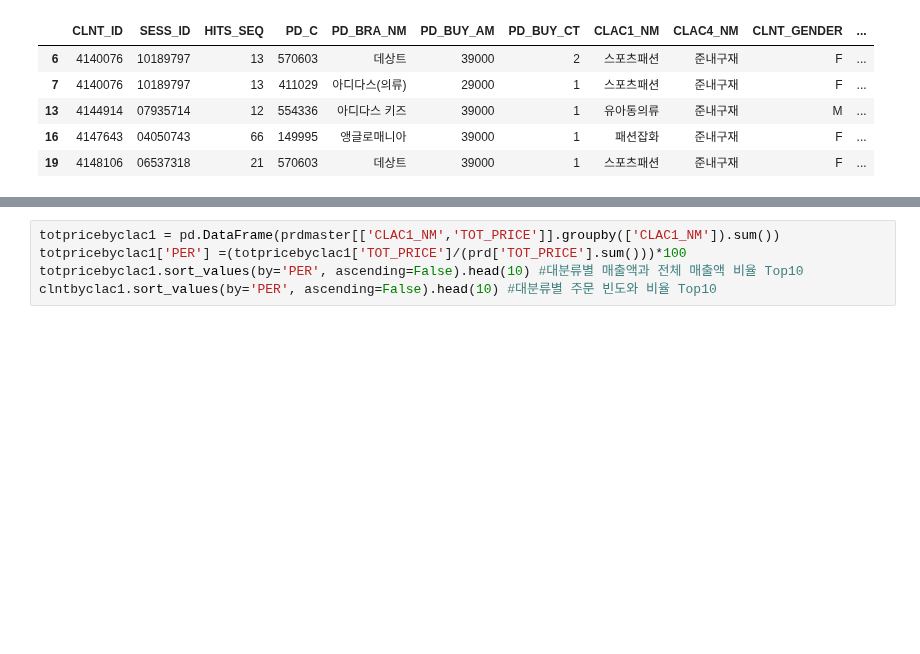
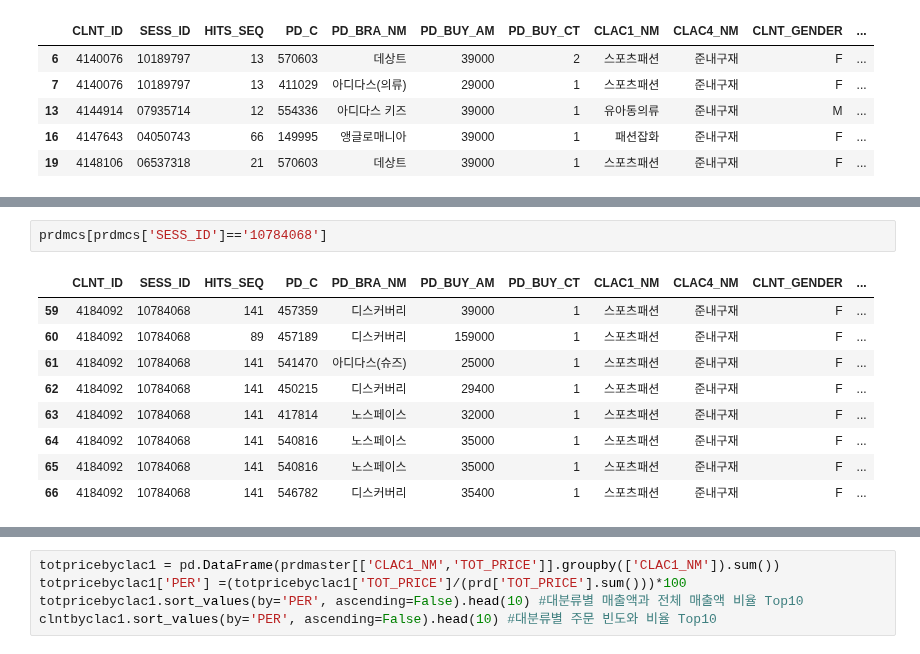
Before and after one commit to chldnjstjr/Lpoint, a Jupyter notebook: Preprocessing.ipynb, the cells around one changed output, grey strips where cells are left out. Saved outputs shown, nothing was run; the diff lists cells and outputs as text; blank space fills up the shorter version.

```diff
--- a/Preprocessing.ipynb
+++ b/Preprocessing.ipynb
@@ -344,0 +338,12 @@ prdmcs.head()
+# %%
+prdmcs[prdmcs['SESS_ID']=='10784068']
+# %% [output]
+|  | CLNT_ID | SESS_ID | HITS_SEQ | PD_C | PD_BRA_NM | PD_BUY_AM | PD_BUY_CT | CLAC1_NM | CLAC4_NM | CLNT_GENDER | ... |
+| 59 | 4184092 | 10784068 | 141 | 457359 | 디스커버리 | 39000 | 1 | 스포츠패션 | 준내구재 | F | ... |
+| 60 | 4184092 | 10784068 | 89 | 457189 | 디스커버리 | 159000 | 1 | 스포츠패션 | 준내구재 | F | ... |
+| 61 | 4184092 | 10784068 | 141 | 541470 | 아디다스(슈즈) | 25000 | 1 | 스포츠패션 | 준내구재 | F | ... |
+| 62 | 4184092 | 10784068 | 141 | 450215 | 디스커버리 | 29400 | 1 | 스포츠패션 | 준내구재 | F | ... |
+| 63 | 4184092 | 10784068 | 141 | 417814 | 노스페이스 | 32000 | 1 | 스포츠패션 | 준내구재 | F | ... |
+| 64 | 4184092 | 10784068 | 141 | 540816 | 노스페이스 | 35000 | 1 | 스포츠패션 | 준내구재 | F | ... |
+| 65 | 4184092 | 10784068 | 141 | 540816 | 노스페이스 | 35000 | 1 | 스포츠패션 | 준내구재 | F | ... |
+| 66 | 4184092 | 10784068 | 141 | 546782 | 디스커버리 | 35400 | 1 | 스포츠패션 | 준내구재 | F | ... |
```
Also changed, not shown: parts of 12 cells of this notebook.
